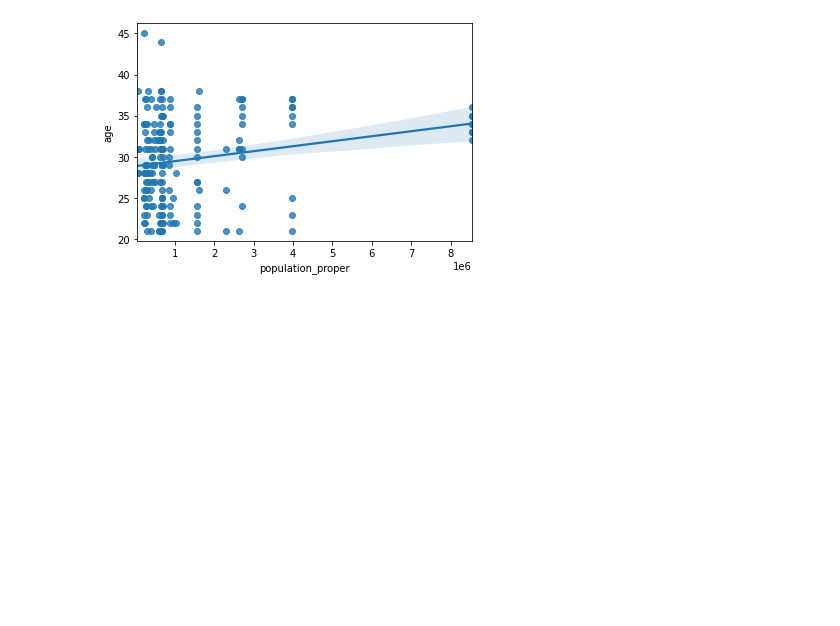
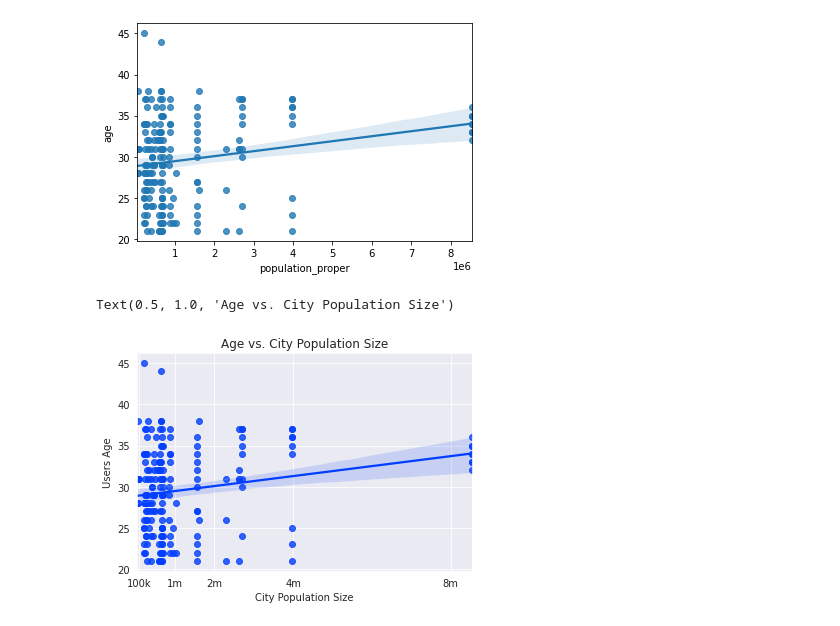
Before and after one commit to lazlopeabody/learncode, a Jupyter notebook: datascience/template.ipynb, the cells around one changed output. Cells and saved outputs as stored; diff of their text form; code cells hidden in the pictures; blank space fills up the shorter version.

```diff
--- a/datascience/template.ipynb
+++ b/datascience/template.ipynb
@@ -7,8 +7,8 @@ import matplotlib.pyplot as plt
 import seaborn as sns
 # %%
 # import data
-user_data = pd.read_csv('/home/billyb/Downloads/git/datascience/user_data.csv')
-pop_data = pd.read_csv('/home/billyb/Downloads/git/datascience/pop_data.csv')
+user_data = pd.read_csv('/home/billyb/Downloads/git/learncode/datascience/user_data.csv')
+pop_data = pd.read_csv('/home/billyb/Downloads/git/learncode/datascience/pop_data.csv')
 # %%
 # merge tables
 new_df = pd.merge(user_data, pop_data)
@@ -64,3 +64,25 @@ sns.regplot(x="population_proper", y="age", data=new_df)
 # %% [output]
 <AxesSubplot:xlabel='population_proper', ylabel='age'>
 [figure]
+# %%
+# code to change the figure style and palette:
+plt.close()
+
+sns.set_style("darkgrid")
+sns.set_palette("bright")
+sns.despine()
+
+sns.regplot(x="population_proper", y="age", data=new_df)
+
+#plt.show()
+
+# change the axes on the graph
+ax = plt.subplot(1, 1, 1)
+ax.set_xticks([100000, 1000000, 2000000, 4000000, 8000000])
+ax.set_xticklabels(["100k", "1m", "2m", "4m", "8m"])
+ax.set_xlabel("City Population Size")
+ax.set_ylabel("Users Age")
+plt.title("Age vs. City Population Size")
+# %% [output]
+Text(0.5, 1.0, 'Age vs. City Population Size')
+[figure, added]
```
Also changed, not shown: 2 other files.
